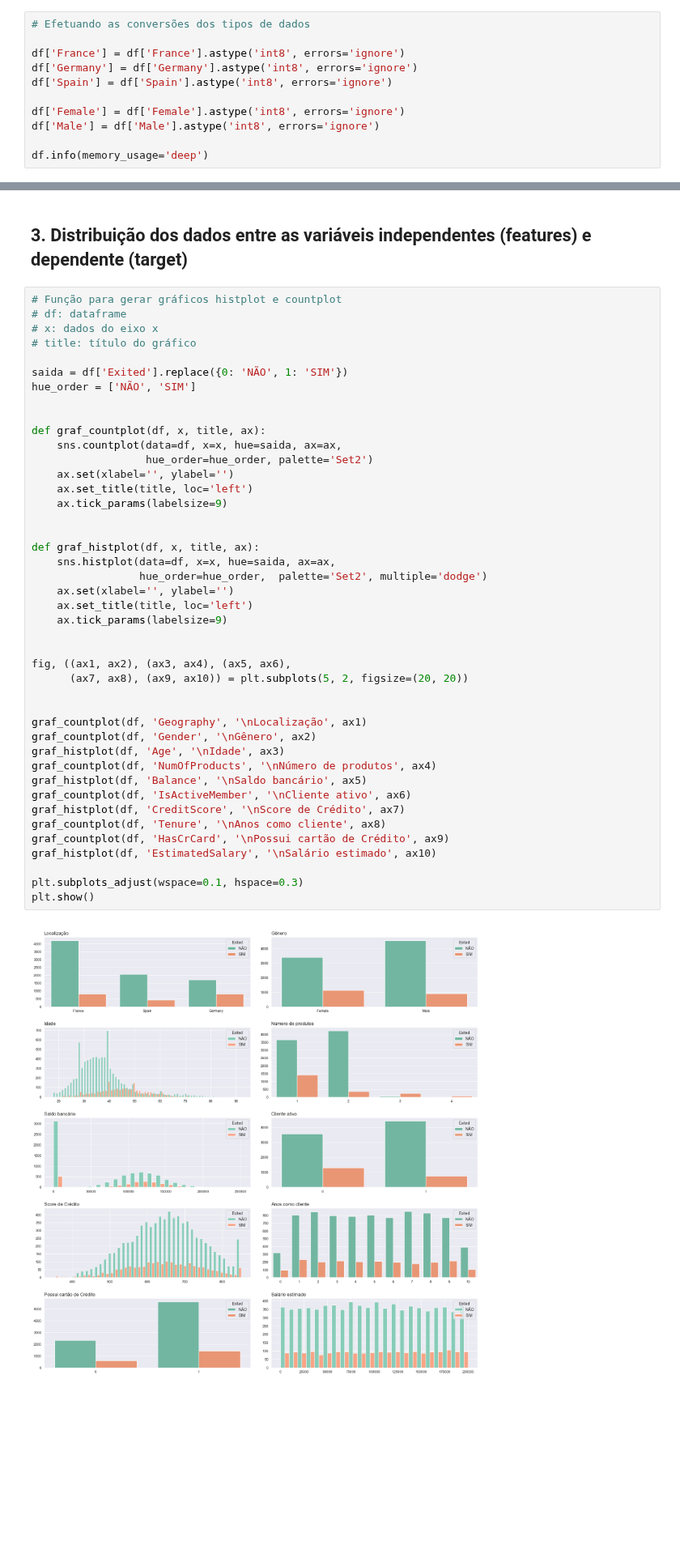
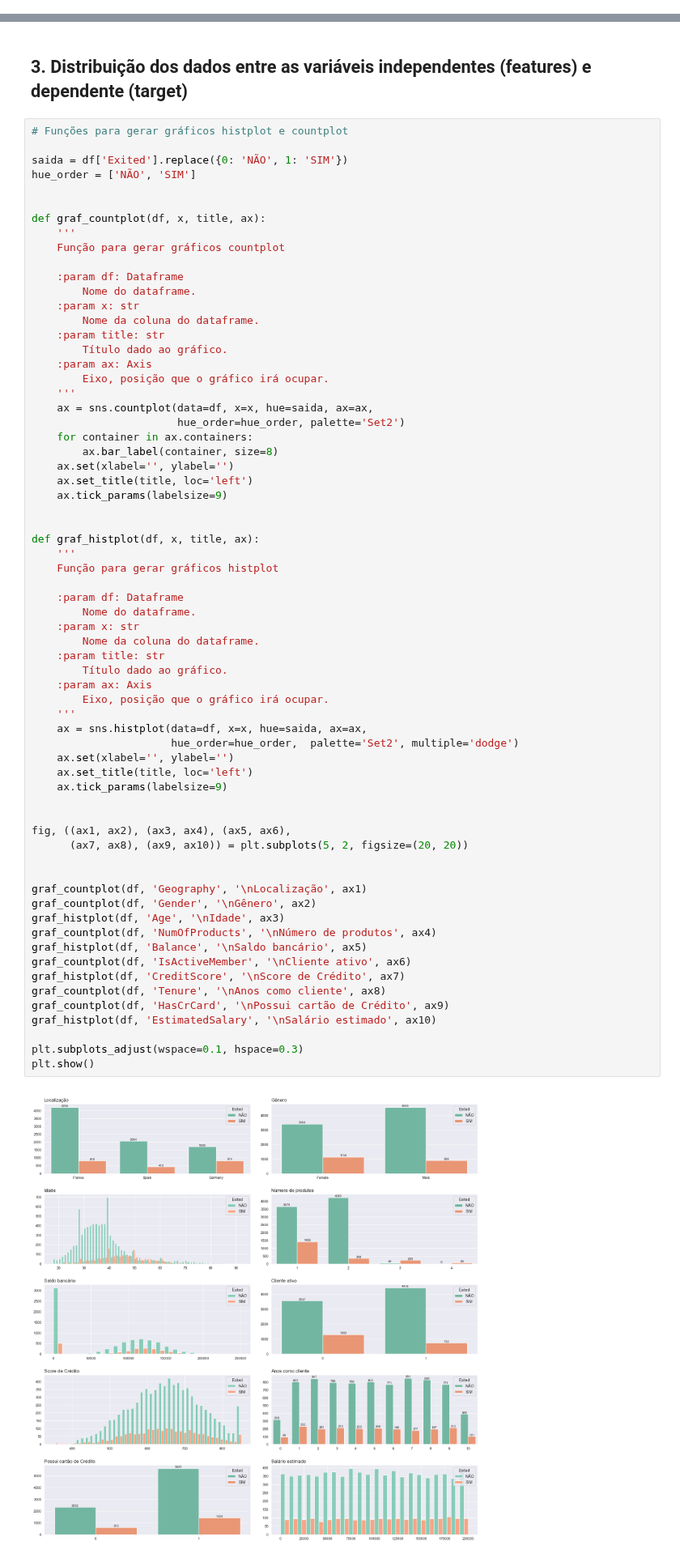
Before and after one commit to emso-exe/Churn_clientes_de_banco, a Jupyter notebook: churn_clientes_de_banco.ipynb, the cells around one changed output, grey strips where cells are left out. Shown at 81% size. Saved outputs shown, nothing was run; the diff lists cells and outputs as text; blank space fills up the shorter version.

```diff
--- a/churn_clientes_de_banco.ipynb
+++ b/churn_clientes_de_banco.ipynb
@@ -228,11 +177,0 @@ dtype: object
-# %%
-# Efetuando as conversões dos tipos de dados
-
-df['France'] = df['France'].astype('int8', errors='ignore')
-df['Germany'] = df['Germany'].astype('int8', errors='ignore')
-df['Spain'] = df['Spain'].astype('int8', errors='ignore')
-
-df['Female'] = df['Female'].astype('int8', errors='ignore')
-df['Male'] = df['Male'].astype('int8', errors='ignore')
-
-df.info(memory_usage='deep')
@@ -378,48 +369,71 @@ Embora seja comum clientes fecharem contas bancárias, o atual percentual de **2
 # %% [markdown]
 ## 3. Distribuição dos dados entre as variáveis independentes (features) e dependente (target)
 # %%
-# Função para gerar gráficos histplot e countplot
-# df: dataframe
-# x: dados do eixo x
-# title: título do gráfico
+# Funções para gerar gráficos histplot e countplot
 
 saida = df['Exited'].replace({0: 'NÃO', 1: 'SIM'})
 hue_order = ['NÃO', 'SIM']
 
 
 def graf_countplot(df, x, title, ax):
-    sns.countplot(data=df, x=x, hue=saida, ax=ax,
-                  hue_order=hue_order, palette='Set2')
+    '''
+    Função para gerar gráficos countplot
+
+    :param df: Dataframe
+        Nome do dataframe.
+    :param x: str
+        Nome da coluna do dataframe.
+    :param title: str
+        Título dado ao gráfico.
+    :param ax: Axis
+        Eixo, posição que o gráfico irá ocupar.
+    '''
+    ax = sns.countplot(data=df, x=x, hue=saida, ax=ax,
+                       hue_order=hue_order, palette='Set2')
+    for container in ax.containers:
+        ax.bar_label(container, size=8)
     ax.set(xlabel='', ylabel='')
     ax.set_title(title, loc='left')
     ax.tick_params(labelsize=9)
 
 
 def graf_histplot(df, x, title, ax):
-    sns.histplot(data=df, x=x, hue=saida, ax=ax,
-                 hue_order=hue_order,  palette='Set2', multiple='dodge')
+    '''
+    Função para gerar gráficos histplot
+
+    :param df: Dataframe
+        Nome do dataframe.
+    :param x: str
+        Nome da coluna do dataframe.
+    :param title: str
+        Título dado ao gráfico.
+    :param ax: Axis
+        Eixo, posição que o gráfico irá ocupar.
+    '''
+    ax = sns.histplot(data=df, x=x, hue=saida, ax=ax,
+                      hue_order=hue_order,  palette='Set2', multiple='dodge')
     ax.set(xlabel='', ylabel='')
     ax.set_title(title, loc='left')
     ax.tick_params(labelsize=9)
 
 
 fig, ((ax1, ax2), (ax3, ax4), (ax5, ax6),
       (ax7, ax8), (ax9, ax10)) = plt.subplots(5, 2, figsize=(20, 20))
 
 
 graf_countplot(df, 'Geography', '\nLocalização', ax1)
 graf_countplot(df, 'Gender', '\nGênero', ax2)
 graf_histplot(df, 'Age', '\nIdade', ax3)
 graf_countplot(df, 'NumOfProducts', '\nNúmero de produtos', ax4)
 graf_histplot(df, 'Balance', '\nSaldo bancário', ax5)
 graf_countplot(df, 'IsActiveMember', '\nCliente ativo', ax6)
 graf_histplot(df, 'CreditScore', '\nScore de Crédito', ax7)
 graf_countplot(df, 'Tenure', '\nAnos como cliente', ax8)
 graf_countplot(df, 'HasCrCard', '\nPossui cartão de Crédito', ax9)
 graf_histplot(df, 'EstimatedSalary', '\nSalário estimado', ax10)
 
 plt.subplots_adjust(wspace=0.1, hspace=0.3)
 plt.show()
 # %% [output]
-[figure, old version]
+[figure, new version]
 # %% [markdown]
```
Also changed, not shown: parts of 23 cells of this notebook.
